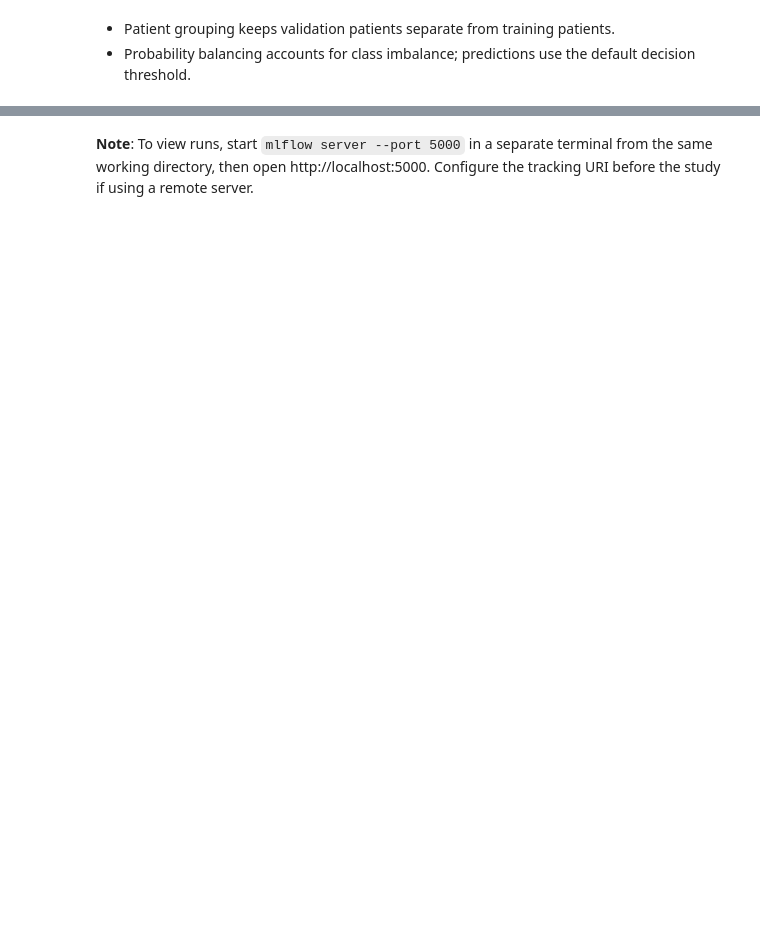
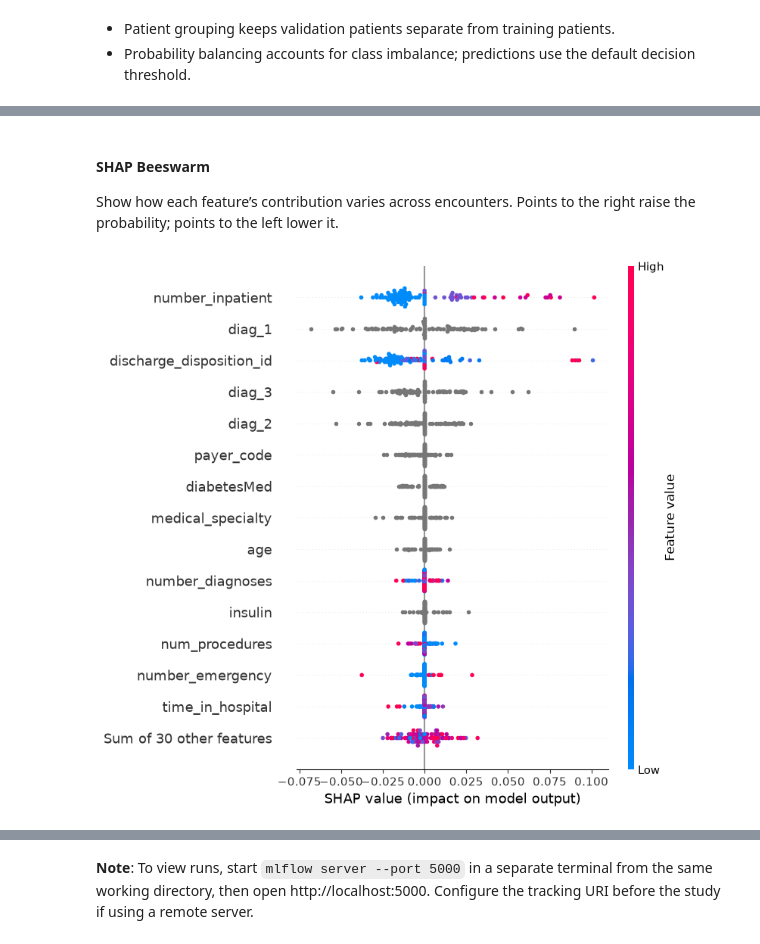
Before and after one commit to anilsathyan7/modern_data_science, a Jupyter notebook: tabular_data/diabetes_hospital.ipynb, the cells around one changed output, grey strips where cells are left out. Drawn from its saved outputs; the diff is of its cells as text; code cells hidden in the pictures; blank space fills up the shorter version.

```diff
--- a/tabular_data/diabetes_hospital.ipynb
+++ b/tabular_data/diabetes_hospital.ipynb
@@ -756,0 +955,9 @@ CatBoost has higher macro-F1, while TabPFN finds more early readmissions and rai
+# %% [markdown]
+#### SHAP Beeswarm
+
+Show how each feature’s contribution varies across encounters. Points to the right raise the probability; points to the left lower it.
+# %%
+shap.plots.beeswarm(ag_shap_values, max_display=15, show=False)
+show_ag_shap("beeswarm")
+# %% [output]
+[figure, added]
```
Also changed, not shown: parts of 53 cells of this notebook, 2 other files.
